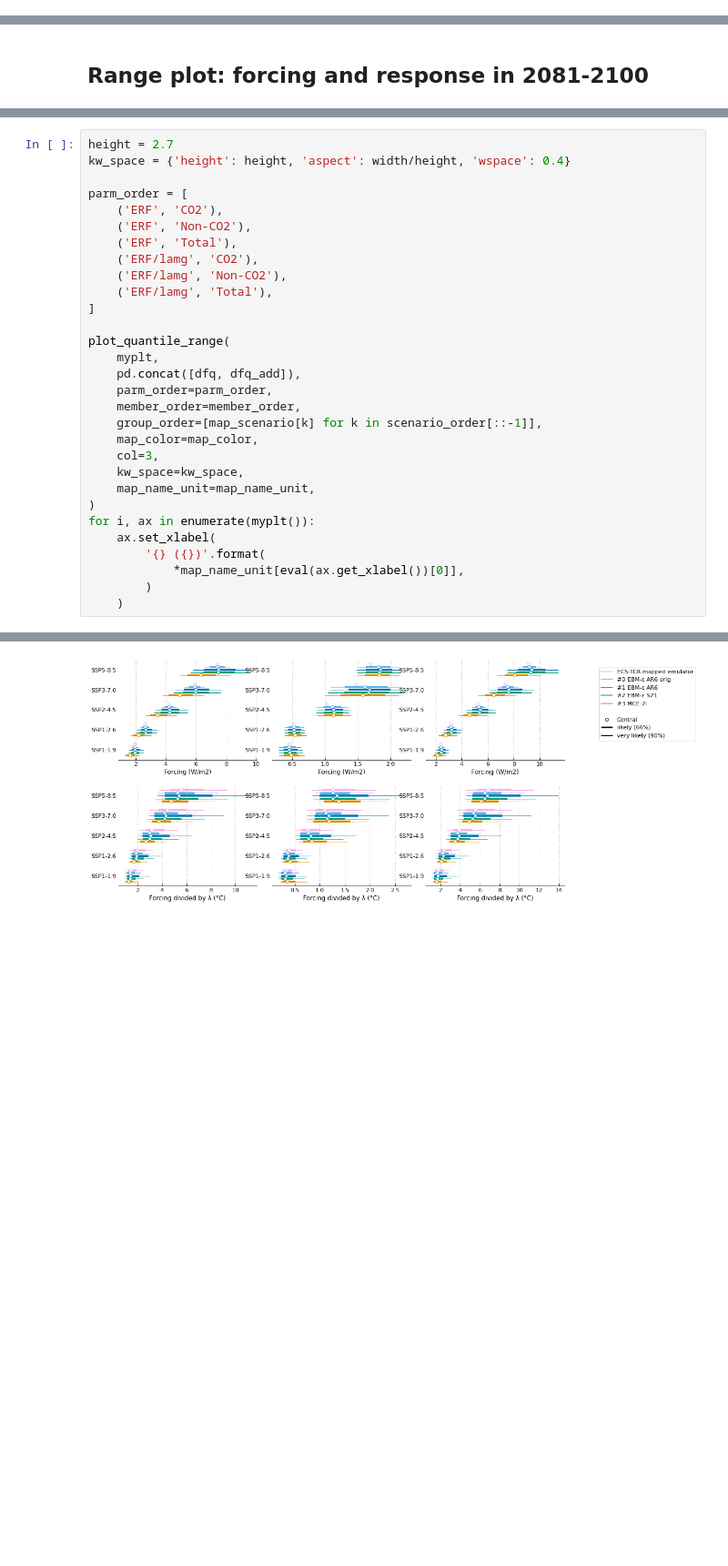
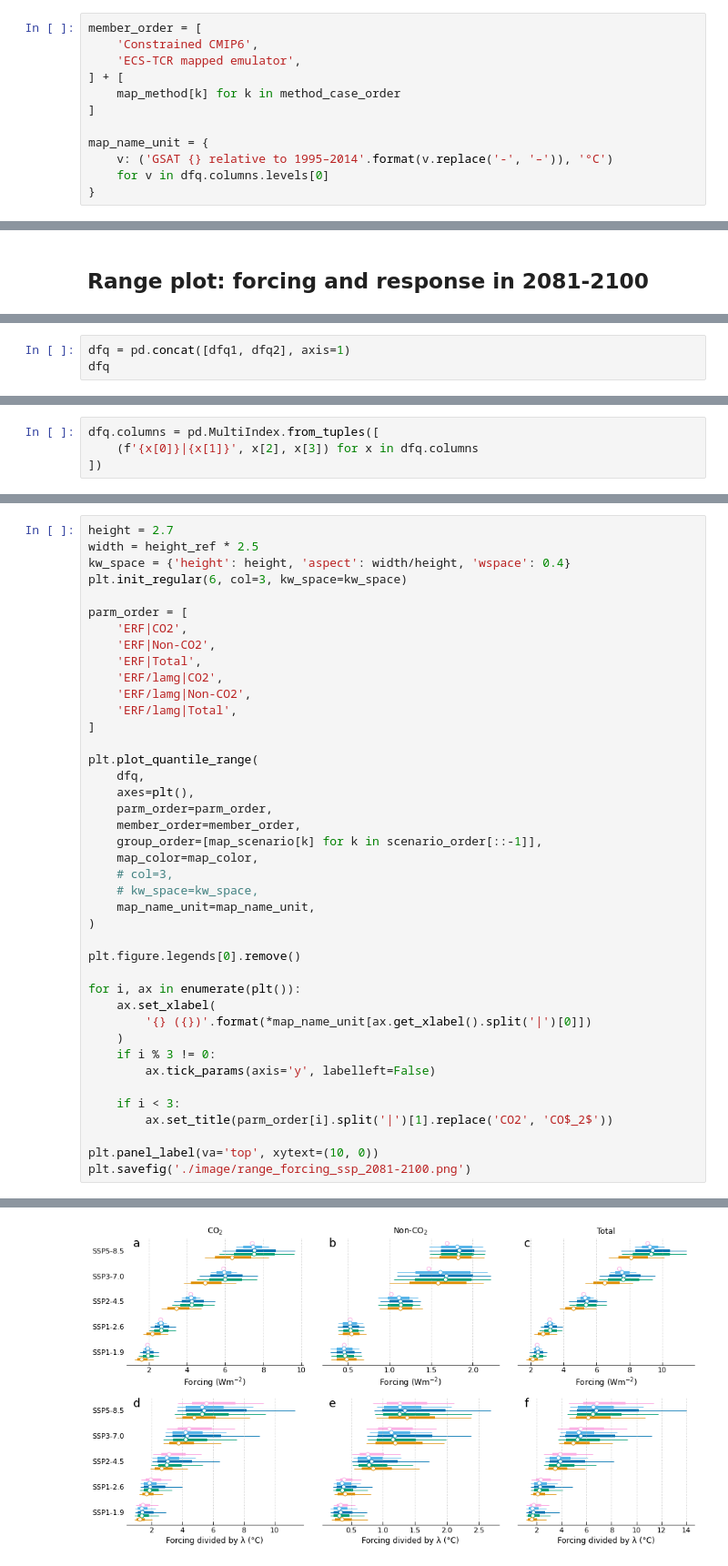
Before and after one commit to tsutsui1872/ar6-tlm, a Jupyter notebook: notebook/084_postproc.ipynb, the cells around one changed output, grey strips where cells are left out. Shown at 91% size. Drawn from its saved outputs; the diff is of its cells as text; blank space fills up the shorter version.

Commit message:
Finalized code for unconstrained and constrained runs

```diff
--- a/notebook/084_postproc.ipynb
+++ b/notebook/084_postproc.ipynb
@@ -689 +652,13 @@ dfq
+# %%
+member_order = [
+    'Constrained CMIP6',
+    'ECS-TCR mapped emulator',
+] + [
+    map_method[k] for k in method_case_order
+]
+
+map_name_unit = {
+    v: ('GSAT {} relative to 1995–2014'.format(v.replace('-', '–')), '°C')
+    for v in dfq.columns.levels[0]
+}
 # %%
@@ -1159,0 +1045,3 @@ map_name_unit
+# %%
+dfq = pd.concat([dfq1, dfq2], axis=1)
+dfq
@@ -1159,0 +1059,4 @@ map_name_unit
+# %%
+dfq.columns = pd.MultiIndex.from_tuples([
+    (f'{x[0]}|{x[1]}', x[2], x[3]) for x in dfq.columns
+])
@@ -1160,31 +1075,42 @@ map_name_unit
 # %%
 height = 2.7
+width = height_ref * 2.5
 kw_space = {'height': height, 'aspect': width/height, 'wspace': 0.4}
+plt.init_regular(6, col=3, kw_space=kw_space)
 
 parm_order = [
-    ('ERF', 'CO2'),
-    ('ERF', 'Non-CO2'),
-    ('ERF', 'Total'),
-    ('ERF/lamg', 'CO2'),
-    ('ERF/lamg', 'Non-CO2'),
-    ('ERF/lamg', 'Total'),
+    'ERF|CO2',
+    'ERF|Non-CO2',
+    'ERF|Total',
+    'ERF/lamg|CO2',
+    'ERF/lamg|Non-CO2',
+    'ERF/lamg|Total',
 ]
 
-plot_quantile_range(
-    myplt,
-    pd.concat([dfq, dfq_add]),
+plt.plot_quantile_range(
+    dfq,
+    axes=plt(),
     parm_order=parm_order,
     member_order=member_order,
     group_order=[map_scenario[k] for k in scenario_order[::-1]],
     map_color=map_color,
-    col=3,
-    kw_space=kw_space,
+    # col=3,
+    # kw_space=kw_space,
     map_name_unit=map_name_unit,
 )
-for i, ax in enumerate(myplt()):
+
+plt.figure.legends[0].remove()
+
+for i, ax in enumerate(plt()):
     ax.set_xlabel(
-        '{} ({})'.format(
-            *map_name_unit[eval(ax.get_xlabel())[0]],
-        )
+        '{} ({})'.format(*map_name_unit[ax.get_xlabel().split('|')[0]])
     )
+    if i % 3 != 0:
+        ax.tick_params(axis='y', labelleft=False)
+
+    if i < 3:
+        ax.set_title(parm_order[i].split('|')[1].replace('CO2', 'CO$_2$'))
+
+plt.panel_label(va='top', xytext=(10, 0))
+plt.savefig('./image/range_forcing_ssp_2081-2100.png')
 # %% [output]
@@ -1191 +1118 @@ for i, ax in enumerate(myplt()):
-[figure, old version]
+[figure, new version]
```
Also changed, not shown: parts of 38 cells of this notebook, 17 other files.
